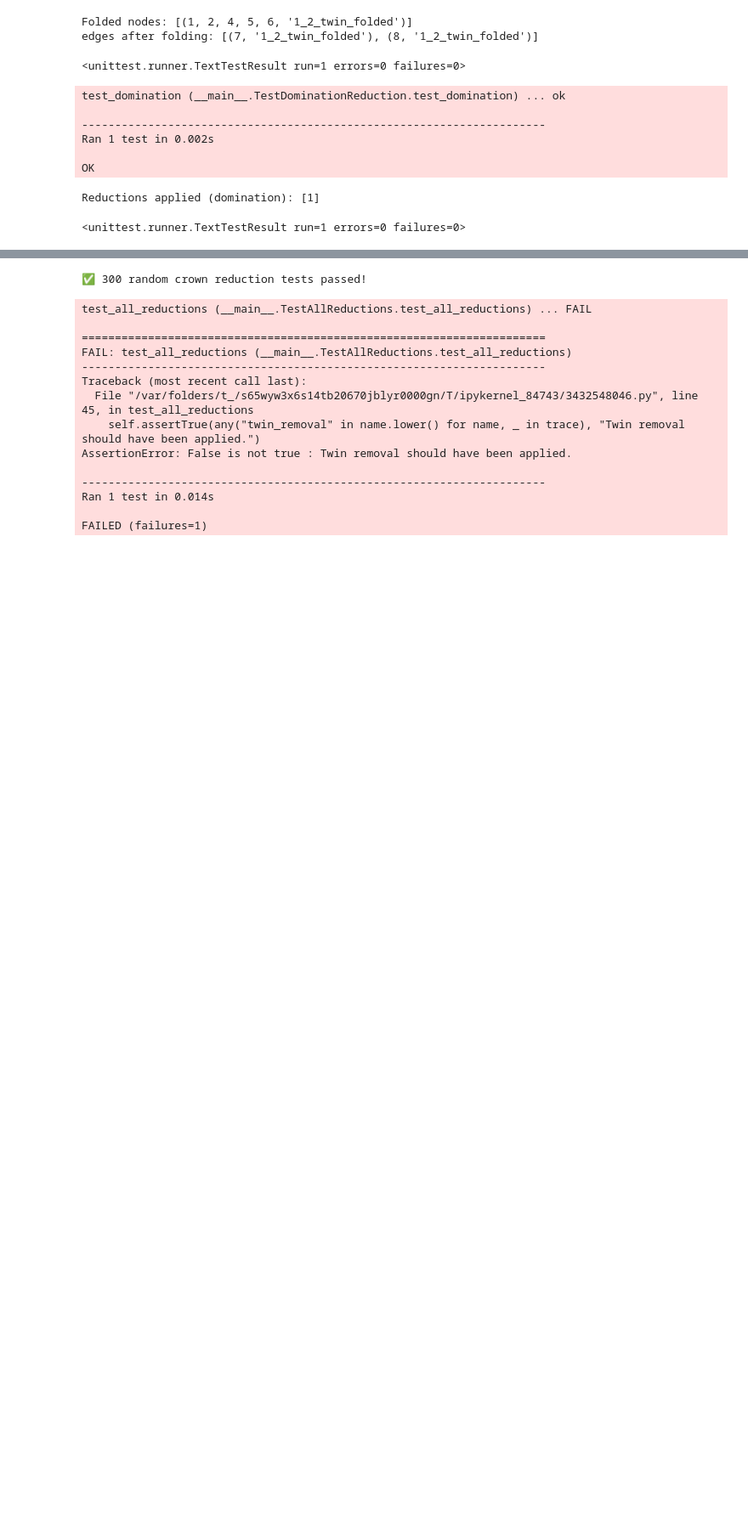
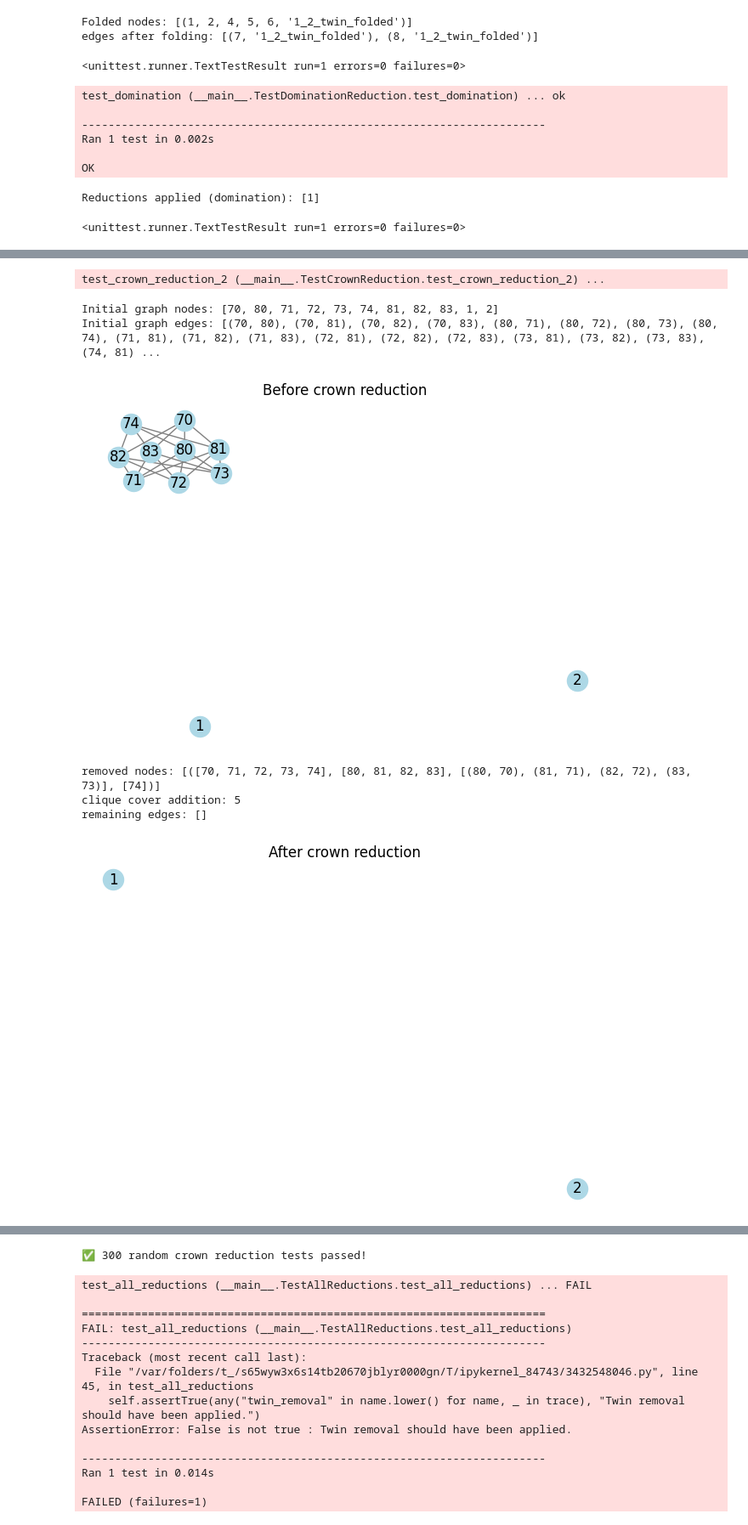
Before and after one commit to ZZzzaaKK/clique-cover-lp, a Jupyter notebook: src/reductions/FirstTest.ipynb, the cells around one changed output, grey strips where cells are left out. Shown at 85% size. Saved outputs shown, nothing was run; the diff lists cells and outputs as text; code cells hidden in the pictures; blank space fills up the shorter version.

Commit message:
added a visualization to the reduction tests and did some finetuning on the tests

```diff
--- a/src/reductions/FirstTest.ipynb
+++ b/src/reductions/FirstTest.ipynb
@@ -324,0 +276,56 @@ removed nodes: [([70, 71, 72, 73, 74], [80, 81, 82, 83], [(80, 70), (81, 71), (8
+# %%
+import unittest
+import networkx as nx
+import matplotlib.pyplot as plt
+
+class TestCrownReduction(unittest.TestCase):
+    def setUp(self):
+        # Create a graph for crown reduction
+        self.G = nx.Graph()
+        self.G.add_edges_from([
+            (70, 80), (71, 80), (72, 80), (73, 80), (74, 80),
+            (70, 81), (71, 81), (72, 81), (73, 81), (74, 81),
+            (70, 82), (71, 82), (72, 82), (73, 82), (74, 82),
+            (70, 83), (71, 83), (72, 83), (73, 83), (74, 83)
+        ])
+        self.G.add_node(1)
+        self.G.add_node(2)
+
+    def visualize_graph(self, G, title):
+        """Helper to draw the graph."""
+        plt.figure(figsize=(6, 4))
+        pos = nx.spring_layout(G, seed=42)  # fixe Position für Vergleich
+        nx.draw(G, pos, with_labels=True, node_color="lightblue", edge_color="gray")
+        plt.title(title)
+        plt.show()
+
+    def test_crown_reduction_2(self):
+        print("Initial graph nodes:", self.G.nodes)
+        print("Initial graph edges:", self.G.edges)
+        self.visualize_graph(self.G, "Before crown reduction")
+
+        G_reduced, changed, removed, VCC_addition = apply_crown_reduction(self.G.copy())
+
+        print(f"removed nodes: {removed}")
+        print(f"clique cover addition: {VCC_addition}")
+        print(f"remaining edges: {G_reduced.edges}")
+
+        self.visualize_graph(G_reduced, "After crown reduction")
+
+        self.assertTrue(changed, "Graph should have changed due to crown reduction.")
+        self.assertTrue(len(removed) > 0, "Crown reduction should have removed some nodes.")
+
+
+# Run the test
+if __name__ == "__main__":
+    suite = unittest.TestLoader().loadTestsFromTestCase(TestCrownReduction)
+    unittest.TextTestRunner(verbosity=2).run(suite)
+# %% [output]
+test_crown_reduction_2 (__main__.TestCrownReduction.test_crown_reduction_2) ...
+Initial graph nodes: [70, 80, 71, 72, 73, 74, 81, 82, 83, 1, 2]
+Initial graph edges: [(70, 80), (70, 81), (70, 82), (70, 83), (80, 71), (80, 72), (80, 73), (80, 74), (71, 81), (71, 82), (71, 83), (72, 81), (72, 82), (72, 83), (73, 81), (73, 82), (73, 83), (74, 81) ...
+[figure, added]
+removed nodes: [([70, 71, 72, 73, 74], [80, 81, 82, 83], [(80, 70), (81, 71), (82, 72), (83, 73)], [74])]
+clique cover addition: 5
+remaining edges: []
+[figure, added]
```
Also changed, not shown: parts of 2 cells of this notebook, 2 other files.
